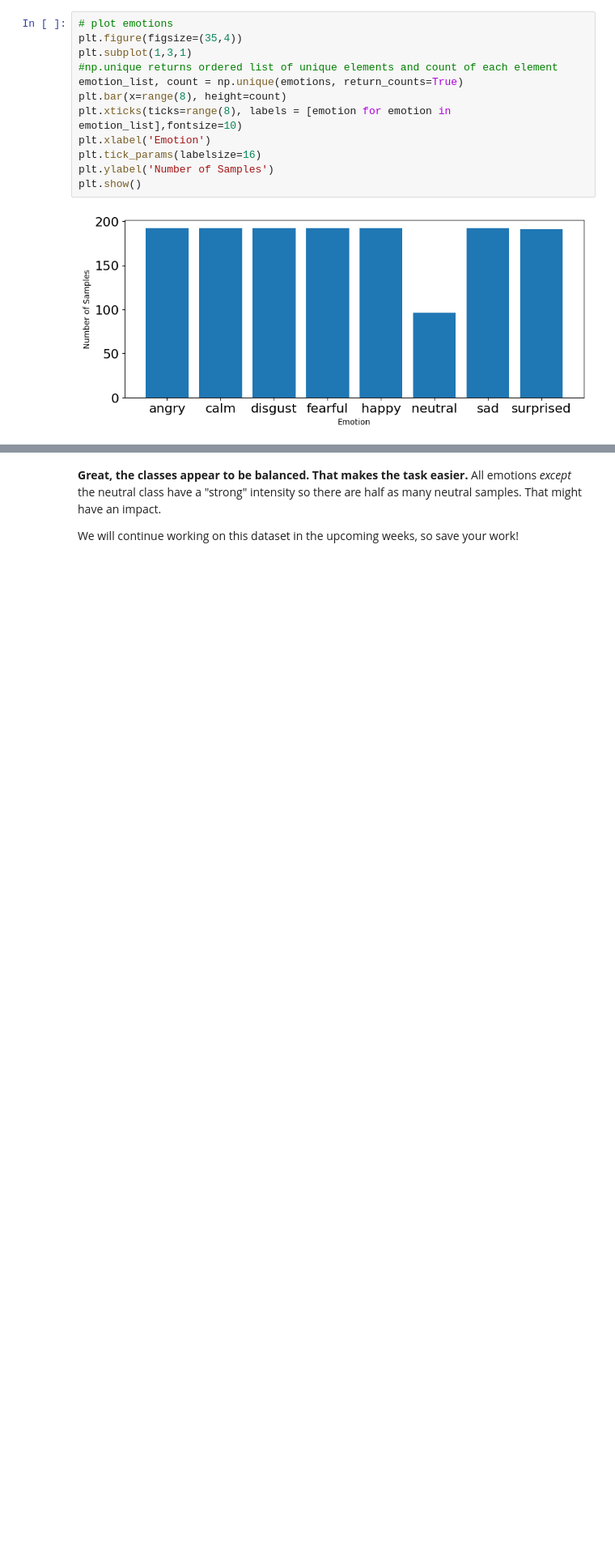
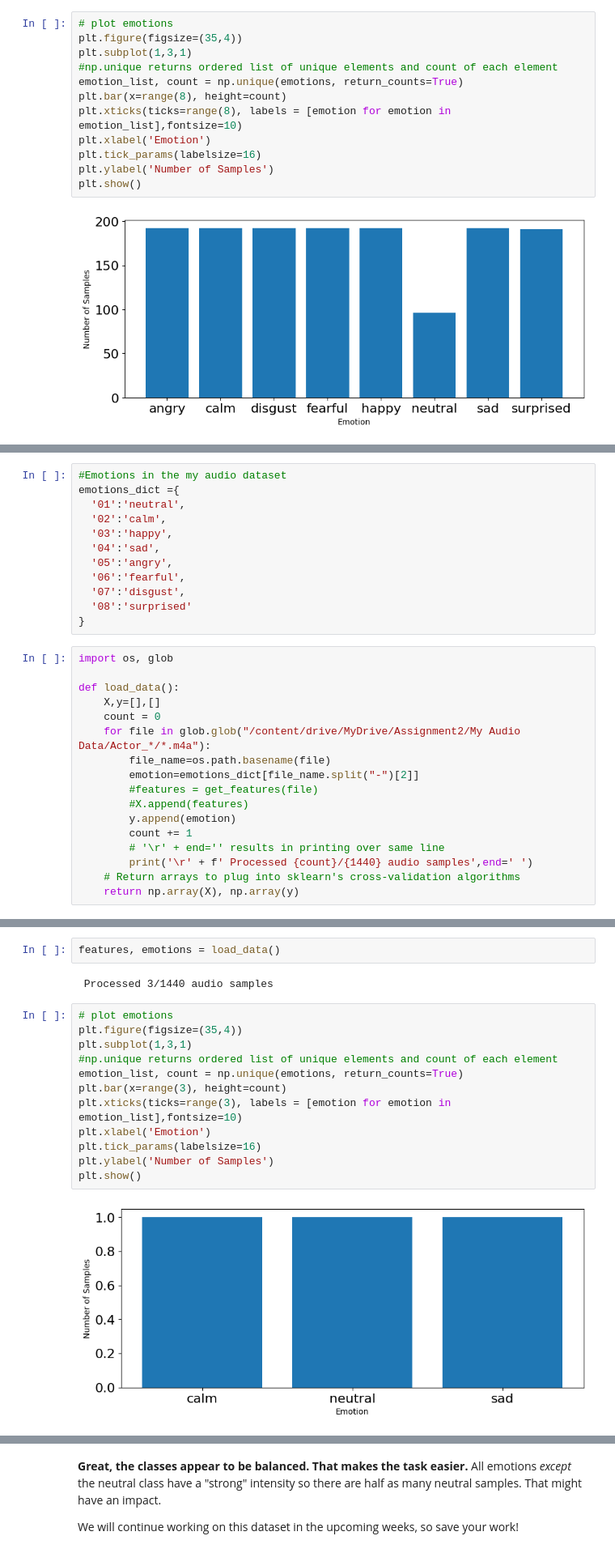
Before and after one commit to IAT-ExploringAI-2026/Week2-DataPreprocessing, a Jupyter notebook: Week 2.ipynb, the cells around one changed output, grey strips where cells are left out. Shown at 81% size. Cells and saved outputs as stored; diff of their text form; blank space fills up the shorter version.

```diff
--- a/Week 2.ipynb
+++ b/Week 2.ipynb
@@ -713,0 +756,29 @@ plt.show()
+# %%
+#Emotions in the my audio dataset
+emotions_dict ={
+  '01':'neutral',
+  '02':'calm',
+  '03':'happy',
+  '04':'sad',
+  '05':'angry',
+  '06':'fearful',
+  '07':'disgust',
+  '08':'surprised'
+}
+# %%
+import os, glob
+
+def load_data():
+    X,y=[],[]
+    count = 0
+    for file in glob.glob("/content/drive/MyDrive/Assignment2/My Audio Data/Actor_*/*.m4a"):
+        file_name=os.path.basename(file)
+        emotion=emotions_dict[file_name.split("-")[2]]
+        #features = get_features(file)
+        #X.append(features)
+        y.append(emotion)
+        count += 1
+        # '\r' + end='' results in printing over same line
+        print('\r' + f' Processed {count}/{1440} audio samples',end=' ')
+    # Return arrays to plug into sklearn's cross-validation algorithms
+    return np.array(X), np.array(y)
@@ -713,0 +789,18 @@ plt.show()
+# %%
+features, emotions = load_data()
+# %% [output]
+ Processed 3/1440 audio samples
+# %%
+# plot emotions
+plt.figure(figsize=(35,4))
+plt.subplot(1,3,1)
+#np.unique returns ordered list of unique elements and count of each element
+emotion_list, count = np.unique(emotions, return_counts=True)
+plt.bar(x=range(3), height=count)
+plt.xticks(ticks=range(3), labels = [emotion for emotion in emotion_list],fontsize=10)
+plt.xlabel('Emotion')
+plt.tick_params(labelsize=16)
+plt.ylabel('Number of Samples')
+plt.show()
+# %% [output]
+[figure, added]
```
Also changed, not shown: parts of 25 cells of this notebook.
